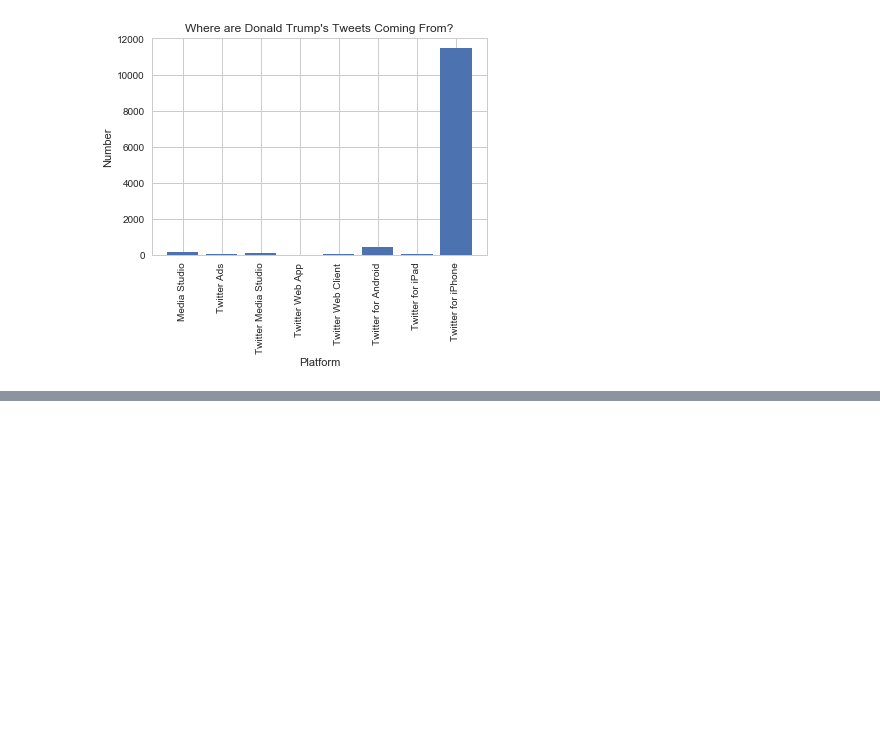
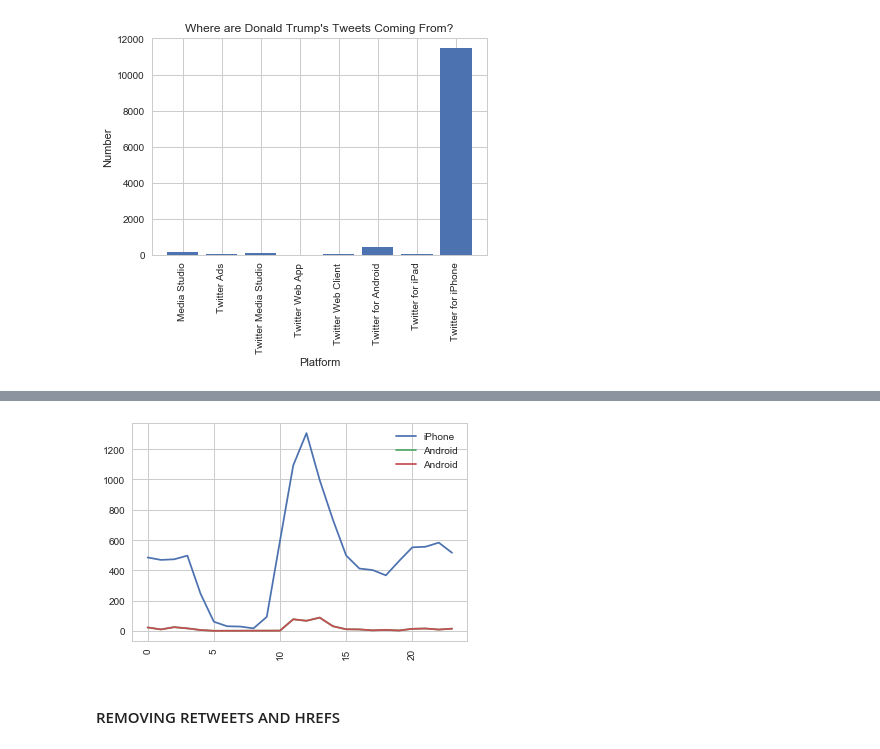
Before and after one commit to ddemarco96/FinalProject40, a Jupyter notebook: Trump_Word_Frequency_Analysis_Roger.ipynb, the cells around one changed output, grey strips where cells are left out. Cells and saved outputs as stored; diff of their text form; code cells hidden in the pictures; blank space fills up the shorter version.

```diff
--- a/Trump_Word_Frequency_Analysis_Roger.ipynb
+++ b/Trump_Word_Frequency_Analysis_Roger.ipynb
@@ -184,0 +245,35 @@ Index(['Media Studio', 'Twitter Ads', 'Twitter Media Studio', 'Twitter Web App',
+# %%
+tgrouped_freq = trump_tweets.groupby(['hour', 'source']).size()
+tgrouped_df = pd.DataFrame(tgrouped_freq)
+tcleaned_df = pd.DataFrame()
+
+for i in range(len(tgrouped_df)):
+
+    num = tgrouped_df.iloc[i].values[0]
+    hour = tgrouped_df.iloc[i].name[0]
+    source = tgrouped_df.iloc[i].name[1]
+
+    tcleaned_df = tcleaned_df.append({'hour': hour,
+                                   'source': source,
+                                   'num': num}, ignore_index=True)
+# %%
+plt.plot(tcleaned_df[tcleaned_df['source'] == 'Twitter for iPhone']['hour'],
+         tcleaned_df[tcleaned_df['source'] == 'Twitter for iPhone']['num'], markersize = 3, label = 'iPhone')
+plt.plot(tcleaned_df[tcleaned_df['source'] == 'Twitter for Android']['hour'],
+         tcleaned_df[tcleaned_df['source'] == 'Twitter for Android']['num'], markersize = 3, label = 'Android')
+plt.plot(tcleaned_df[tcleaned_df['source'] == 'Twitter for Android']['hour'],
+         tcleaned_df[tcleaned_df['source'] == 'Twitter for Android']['num'], markersize = 3, label = 'Android')
+
+
+# plt.plot_date(android['date'], android['num'], markersize = 3, label = 'Android')
+# plt.plot_date(ipad['date'], ipad['num'], markersize = 3, label = 'iPad')
+# plt.plot_date(tms['date'], tms['num'], markersize = 3, label = 'Twitter Media Studio')
+# plt.plot_date(twc['date'], twc['num'], markersize = 3, label = 'Twitter Web Client')
+plt.xticks(rotation = 'vertical')
+
+plt.legend()
+plt.show()
+# %% [output]
+[figure, added]
+# %% [markdown]
+#### REMOVING RETWEETS AND HREFS
```
Also changed, not shown: parts of 30 cells of this notebook.
